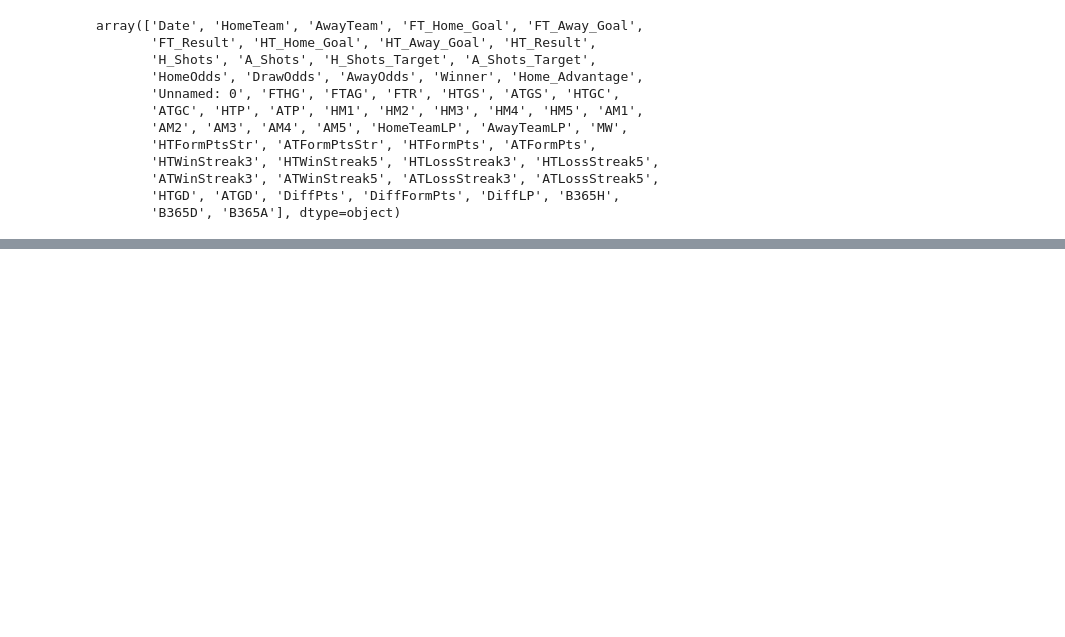
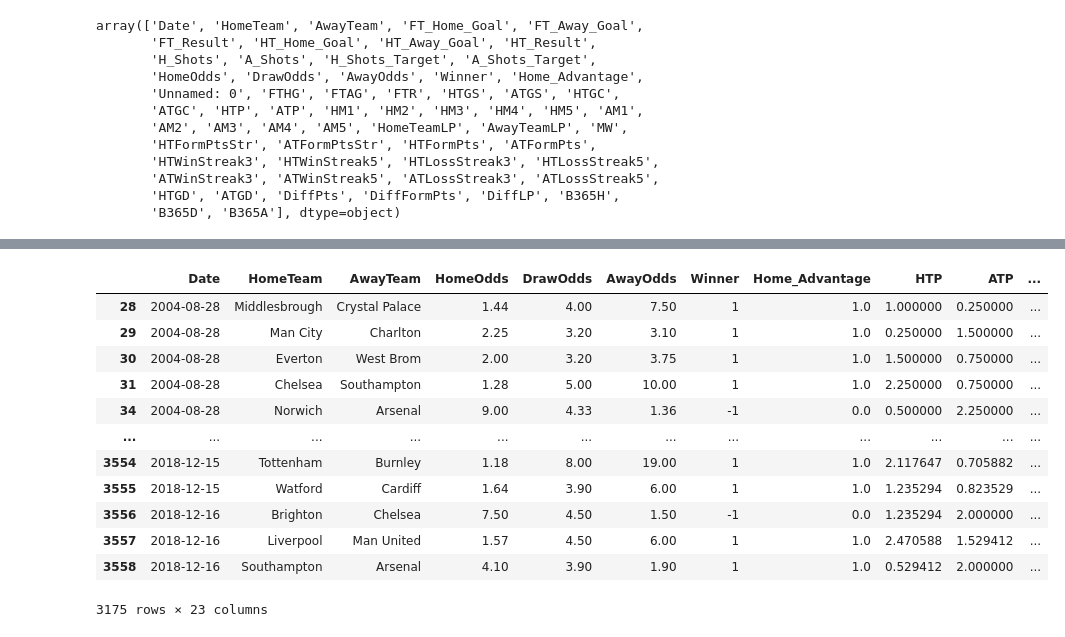
Before and after one commit to barteaga10/Premier-League-Prediction, a Jupyter notebook: Cleaning Data.ipynb, the cells around one changed output, grey strips where cells are left out. Saved outputs shown, nothing was run; the diff lists cells and outputs as text; code cells hidden in the pictures; blank space fills up the shorter version.

```diff
--- a/Cleaning Data.ipynb
+++ b/Cleaning Data.ipynb
@@ -645,0 +646,18 @@ new_df
+# %%
+new_df = new_df[new_df['MW'] > 3]
+# %%
+new_df
+# %% [output]
+|  | Date | HomeTeam | AwayTeam | HomeOdds | DrawOdds | AwayOdds | Winner | Home_Advantage | HTP | ATP | ... |
+| 28 | 2004-08-28 | Middlesbrough | Crystal Palace | 1.44 | 4.00 | 7.50 | 1 | 1.0 | 1.000000 | 0.250000 | ... |
+| 29 | 2004-08-28 | Man City | Charlton | 2.25 | 3.20 | 3.10 | 1 | 1.0 | 0.250000 | 1.500000 | ... |
+| 30 | 2004-08-28 | Everton | West Brom | 2.00 | 3.20 | 3.75 | 1 | 1.0 | 1.500000 | 0.750000 | ... |
+| 31 | 2004-08-28 | Chelsea | Southampton | 1.28 | 5.00 | 10.00 | 1 | 1.0 | 2.250000 | 0.750000 | ... |
+| 34 | 2004-08-28 | Norwich | Arsenal | 9.00 | 4.33 | 1.36 | -1 | 0.0 | 0.500000 | 2.250000 | ... |
+| ... | ... | ... | ... | ... | ... | ... | ... | ... | ... | ... | ... |
+| 3554 | 2018-12-15 | Tottenham | Burnley | 1.18 | 8.00 | 19.00 | 1 | 1.0 | 2.117647 | 0.705882 | ... |
+| 3555 | 2018-12-15 | Watford | Cardiff | 1.64 | 3.90 | 6.00 | 1 | 1.0 | 1.235294 | 0.823529 | ... |
+| 3556 | 2018-12-16 | Brighton | Chelsea | 7.50 | 4.50 | 1.50 | -1 | 0.0 | 1.235294 | 2.000000 | ... |
+| 3557 | 2018-12-16 | Liverpool | Man United | 1.57 | 4.50 | 6.00 | 1 | 1.0 | 2.470588 | 1.529412 | ... |
+| 3558 | 2018-12-16 | Southampton | Arsenal | 4.10 | 3.90 | 1.90 | 1 | 1.0 | 0.529412 | 2.000000 | ... |
+3175 rows × 23 columns
```
Also changed, not shown: parts of 8 cells of this notebook.
